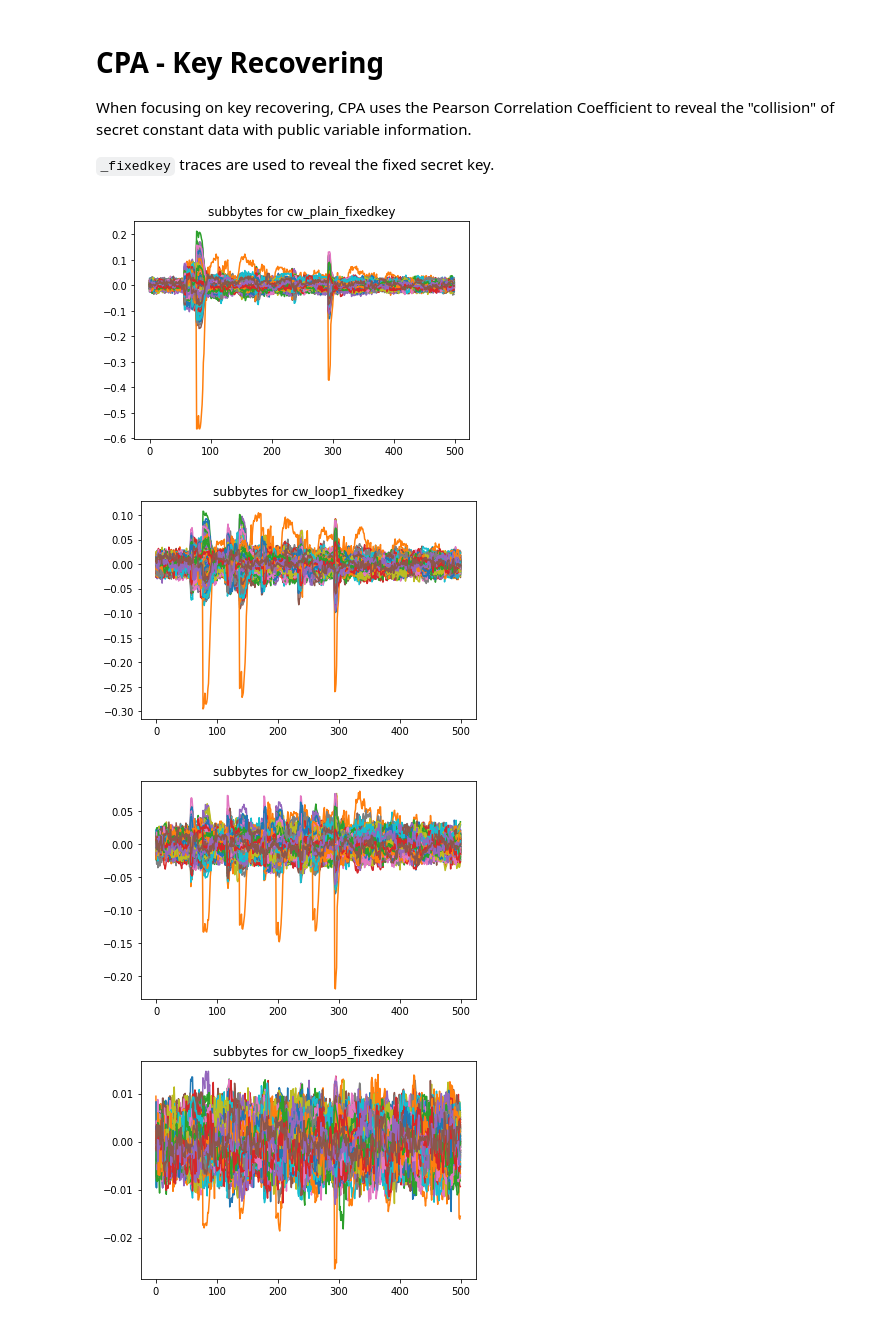
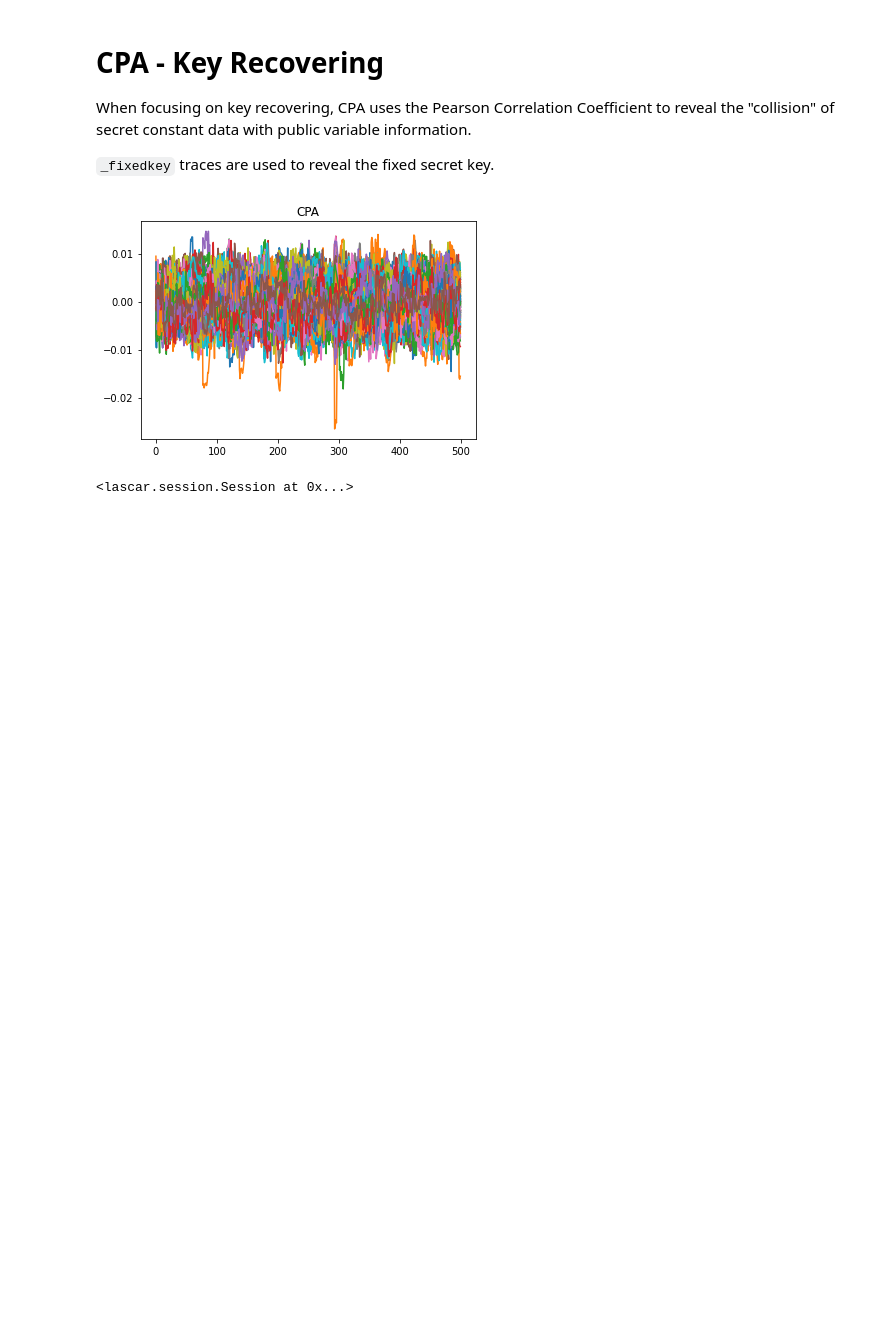
Before and after one commit to hackenbergstefan/securec-sidechannel-study, a Jupyter notebook: analyze/lascar/cpa_key.ipynb, the cells around one changed output. Cells and saved outputs as stored; diff of their text form; code cells hidden in the pictures; blank space fills up the shorter version.

```diff
--- a/analyze/lascar/cpa_key.ipynb
+++ b/analyze/lascar/cpa_key.ipynb
@@ -15,21 +14,20 @@ poi_selector = poi_selectors[poi_selector_name]
 # %%
-for dataname, data in datasets.items():
-    trace = lascar.TraceBatchContainer(data['trace'], data['input'])
-    engine = lascar.CpaEngine(
-        name=f'{poi_selector_name} for {dataname}',
-        selection_function=poi_selector,
-        guess_range=range(256),
-    )
+data = datasets.dataset("cw_loop5_fixedkey")
 
-    session = lascar.Session(
-        trace,
-        engine=engine,
-        output_method=lascar.MatPlotLibOutputMethod(engine),
-        progressbar=False,
-    )
-    session.run(batch_size=100_000)
+trace = lascar.TraceBatchContainer(data['trace'], data)
+engine = lascar.CpaEngine(
+    name="CPA",
+    selection_function=lambda value, guess: lascar.tools.aes.sbox[value["input"][0] ^ guess],
+    guess_range=range(256),
+)
+
+session = lascar.Session(
+    trace,
+    engine=engine,
+    output_method=lascar.MatPlotLibOutputMethod(engine),
+    progressbar=False,
+)
+session.run(batch_size=100_000)
 # %% [output]
-[figure, old version]
+[figure, new version]
-[figure, removed]
-[figure, removed]
-[figure, removed]
+<lascar.session.Session at 0x...>
```
Also changed, not shown: parts of 2 cells of this notebook, 12 other files.
